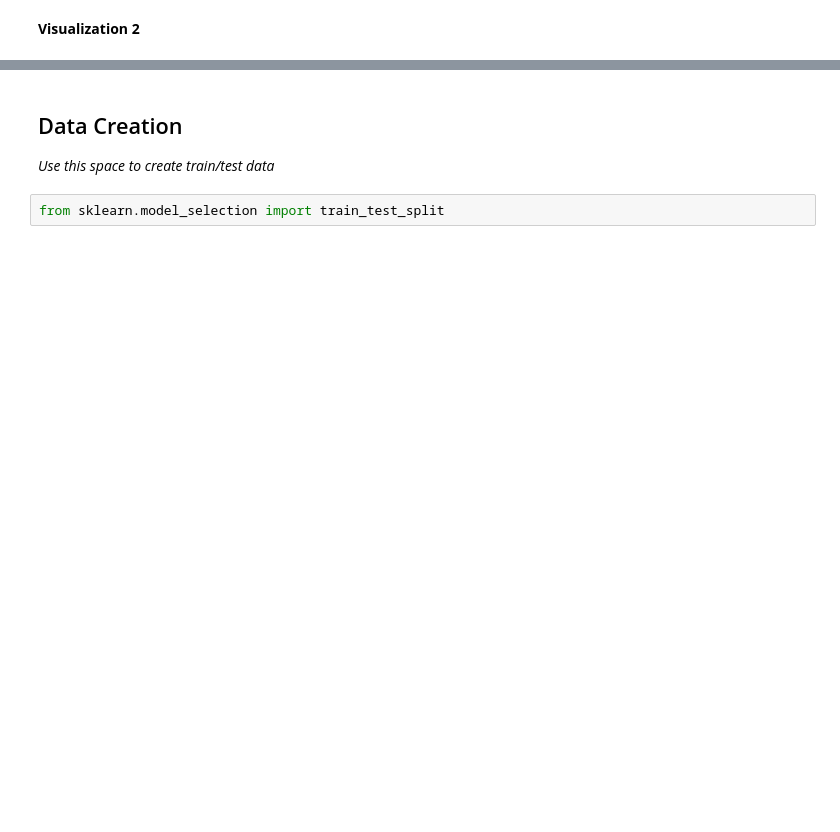
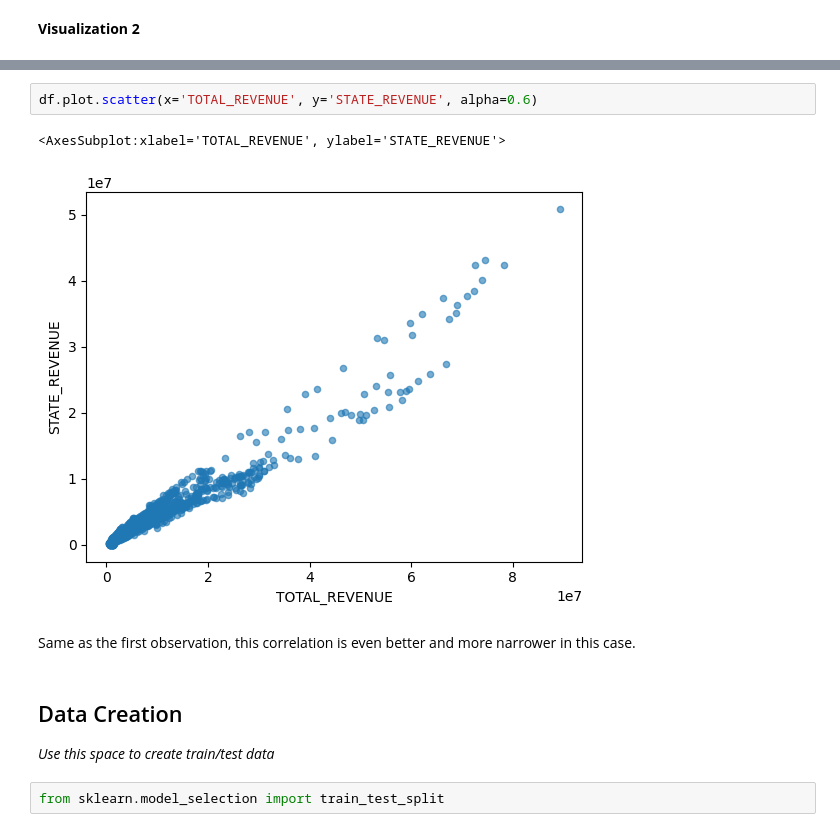
Before and after one commit to LuCkYProgram/MDST-Tutorial-Redesign, a Jupyter notebook: tutorial1/checkpoint1.ipynb, the cells around one changed output, grey strips where cells are left out. Saved outputs shown, nothing was run; the diff lists cells and outputs as text; blank space fills up the shorter version.

```diff
--- a/tutorial1/checkpoint1.ipynb
+++ b/tutorial1/checkpoint1.ipynb
@@ -162,3 +165,10 @@ Investigate the relationship between your chosen response variable and at least
+# %%
+df.plot.scatter(x='TOTAL_REVENUE', y='STATE_REVENUE', alpha=0.6)
+# %% [output]
+<AxesSubplot:xlabel='TOTAL_REVENUE', ylabel='STATE_REVENUE'>
+[figure, added]
+# %% [markdown]
+Same as the first observation, this correlation is even better and more narrower in this case.
 # %% [markdown]
 <h2> Data Creation </h2>
 
```
Also changed, not shown: parts of 21 cells of this notebook, 1 other file.
